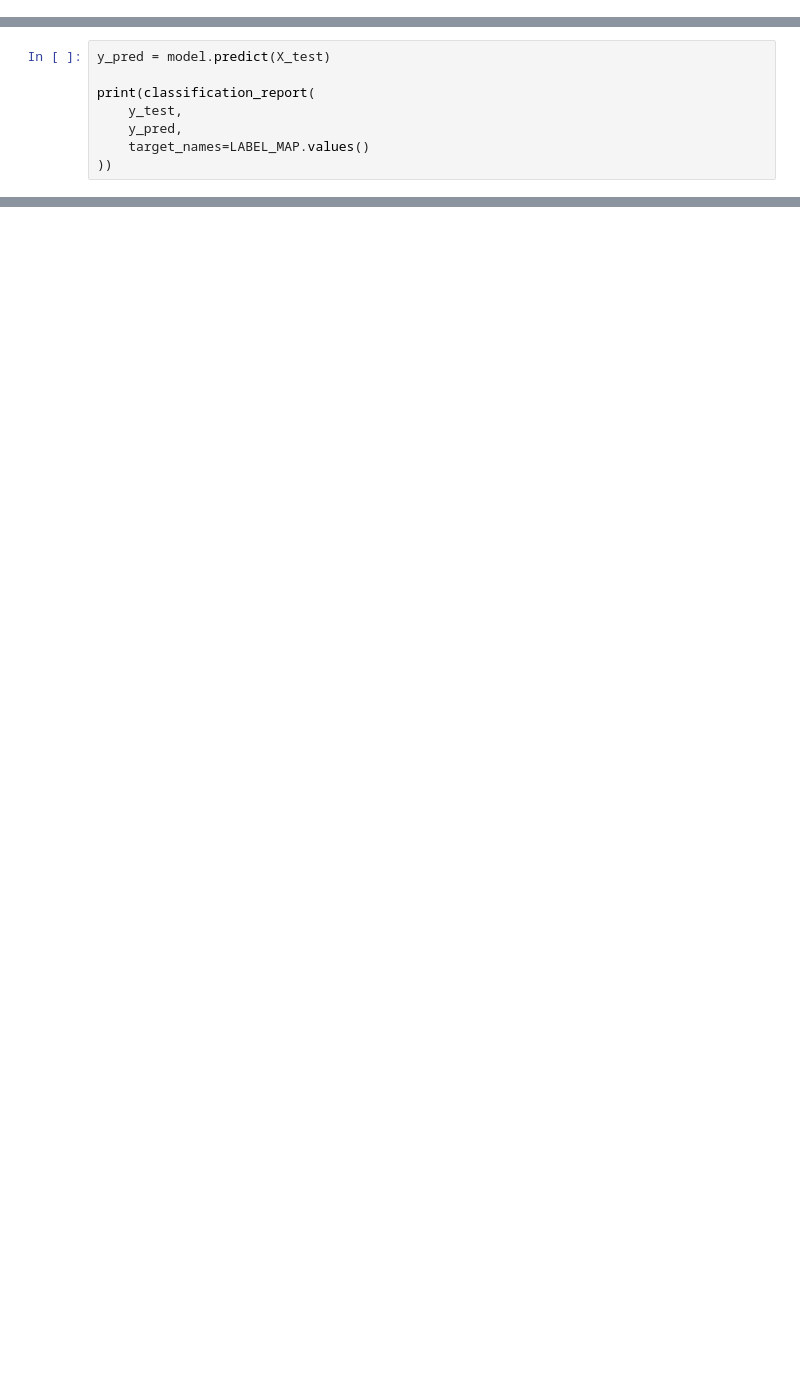
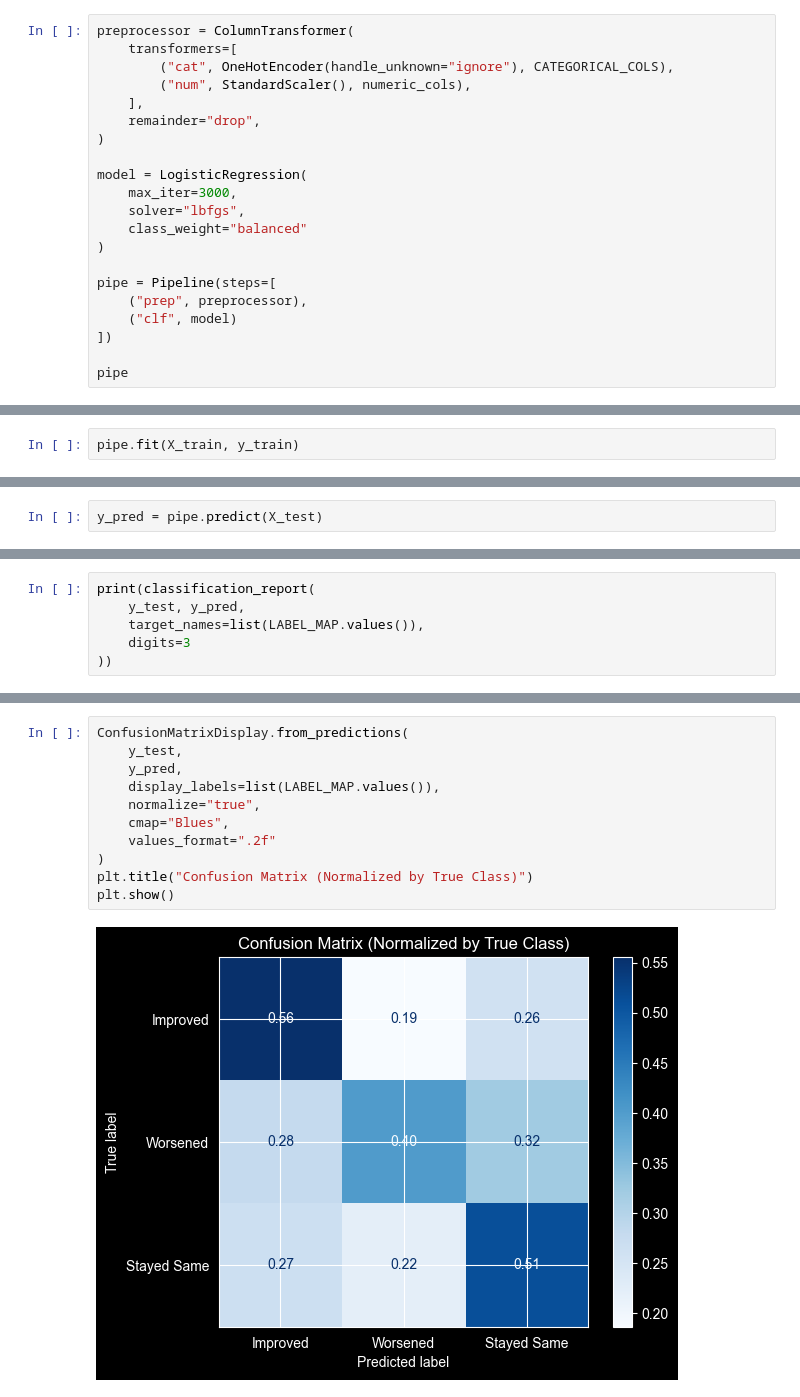
Before and after one commit to celinec41/datathon-2026, a Jupyter notebook: final_submission.ipynb, the cells around one changed output, grey strips where cells are left out. Drawn from its saved outputs; the diff is of its cells as text; blank space fills up the shorter version.

```diff
--- a/final_submission.ipynb
+++ b/final_submission.ipynb
@@ -32,0 +110,21 @@ y_test = result.y_test
+# %%
+preprocessor = ColumnTransformer(
+    transformers=[
+        ("cat", OneHotEncoder(handle_unknown="ignore"), CATEGORICAL_COLS),
+        ("num", StandardScaler(), numeric_cols),
+    ],
+    remainder="drop",
+)
+
+model = LogisticRegression(
+    max_iter=3000,
+    solver="lbfgs",
+    class_weight="balanced"
+)
+
+pipe = Pipeline(steps=[
+    ("prep", preprocessor),
+    ("clf", model)
+])
+
+pipe
@@ -32,0 +144,2 @@ y_test = result.y_test
+# %%
+pipe.fit(X_train, y_train)
@@ -32,0 +159,2 @@ y_test = result.y_test
+# %%
+y_pred = pipe.predict(X_test)
@@ -33,10 +173,8 @@ y_test = result.y_test
 # %%
-y_pred = model.predict(X_test)
-
 print(classification_report(
-    y_test,
-    y_pred,
-    target_names=LABEL_MAP.values()
+    y_test, y_pred,
+    target_names=list(LABEL_MAP.values()),
+    digits=3
 ))
 # %% [output]
               precision    recall  f1-score   support
@@ -210,0 +189,13 @@ plt.show()
+# %%
+ConfusionMatrixDisplay.from_predictions(
+    y_test,
+    y_pred,
+    display_labels=list(LABEL_MAP.values()),
+    normalize="true",
+    cmap="Blues",
+    values_format=".2f"
+)
+plt.title("Confusion Matrix (Normalized by True Class)")
+plt.show()
+# %% [output]
+[figure, added]
```
Also changed, not shown: parts of 21 cells of this notebook.
